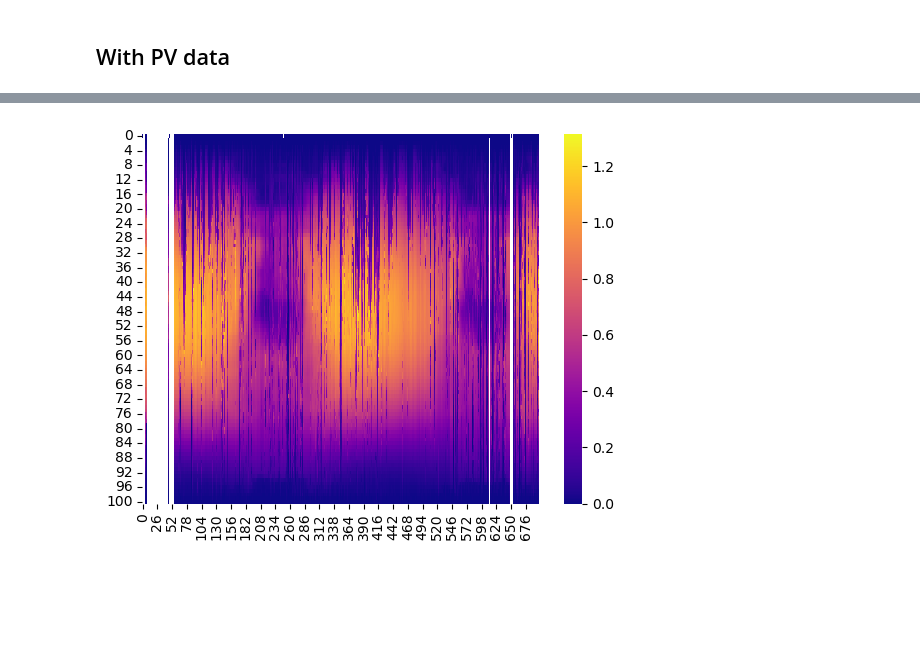
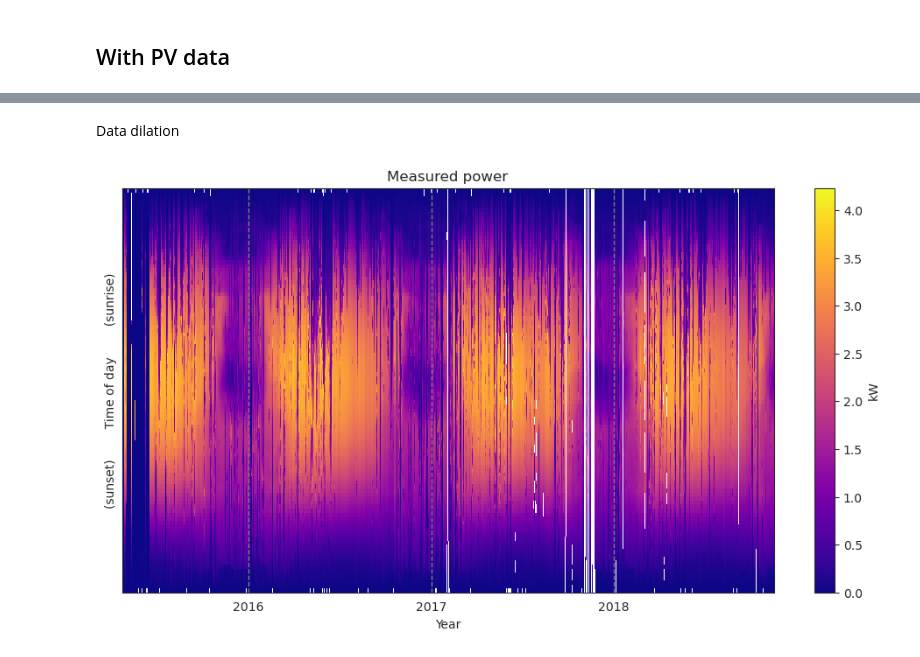
Before and after one commit to cvxgrp/spcqe, a Jupyter notebook: notebooks/Aramis/fitting_pv_data.ipynb, the cells around one changed output, grey strips where cells are left out. Drawn from its saved outputs; the diff is of its cells as text; code cells hidden in the pictures; blank space fills up the shorter version.

```diff
--- a/notebooks/Aramis/fitting_pv_data.ipynb
+++ b/notebooks/Aramis/fitting_pv_data.ipynb
@@ -84,4 +59,11 @@ signal_dil = signal_dil[0*nvals_dil:ndays*nvals_dil+1]
-# %%
-sns.heatmap(signal_dil[:-1].reshape((nvals_dil, ndays), order='F'), cmap='plasma');
-# %% [output]
-[figure, removed]
+# %% [markdown]
+Data dilation
+# %%
+nvals_dil = 101
+dil = Dilation(dh)
+sig = dil.signal_dil
+ndays = len(sig) // nvals_dil
+# %%
+dil.plot_heatmap(space='dilated');
+# %% [output]
+[figure, added]
```
Also changed, not shown: parts of 19 cells of this notebook, 3 other files.
